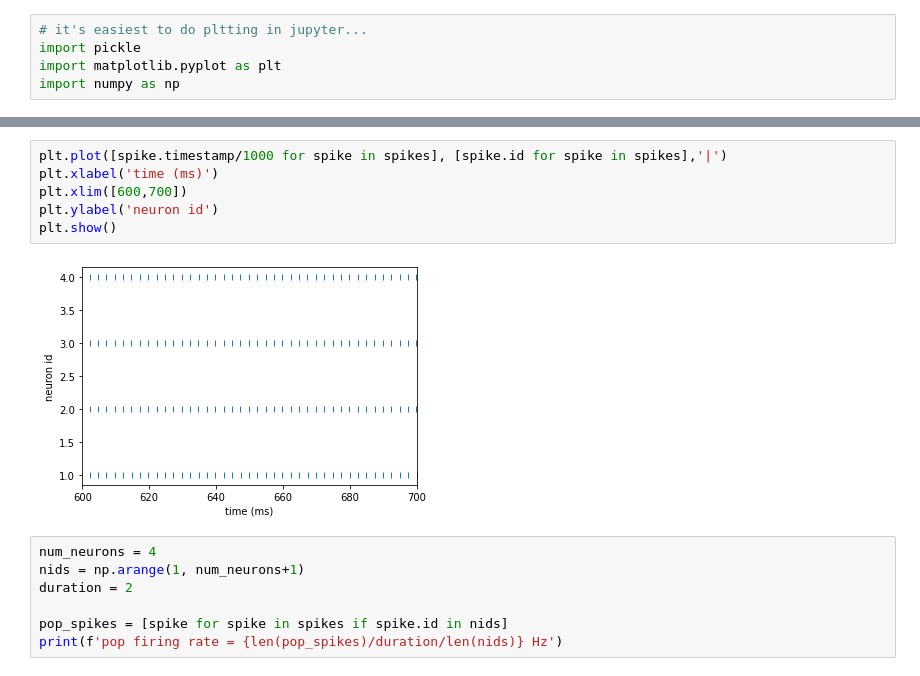
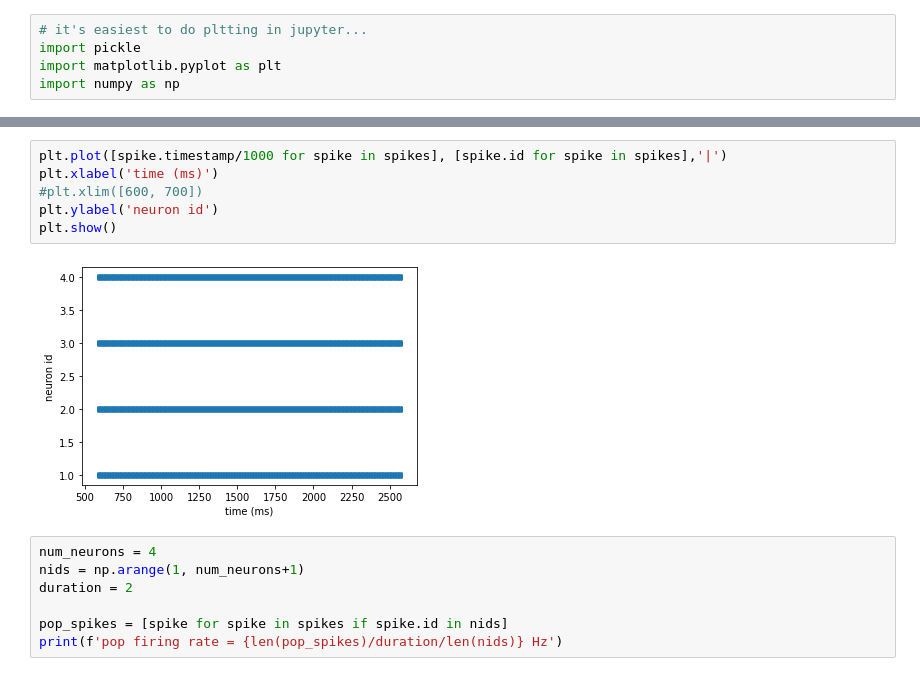
Before and after one commit to neuromorphic-CPG/neuromorphic-CPG, a Jupyter notebook: plot_spikes.ipynb, the cells around one changed output, grey strips where cells are left out. Cells and saved outputs as stored; diff of their text form.

```diff
--- a/plot_spikes.ipynb
+++ b/plot_spikes.ipynb
@@ -11,11 +14,11 @@ with open('data/adaptation_property--2021_05_14-12:36:19_PM.txt','rb') as f:
 # %%
 plt.plot([spike.timestamp/1000 for spike in spikes], [spike.id for spike in spikes],'|')
 plt.xlabel('time (ms)')
-plt.xlim([600,700])
+#plt.xlim([600, 700])
 plt.ylabel('neuron id')
 plt.show()
 # %% [output]
-[figure, old version]
+[figure, new version]
 # %%
 num_neurons = 4
 nids = np.arange(1, num_neurons+1)
```
Also changed, not shown: parts of 1 cell of this notebook, 1 other file.
